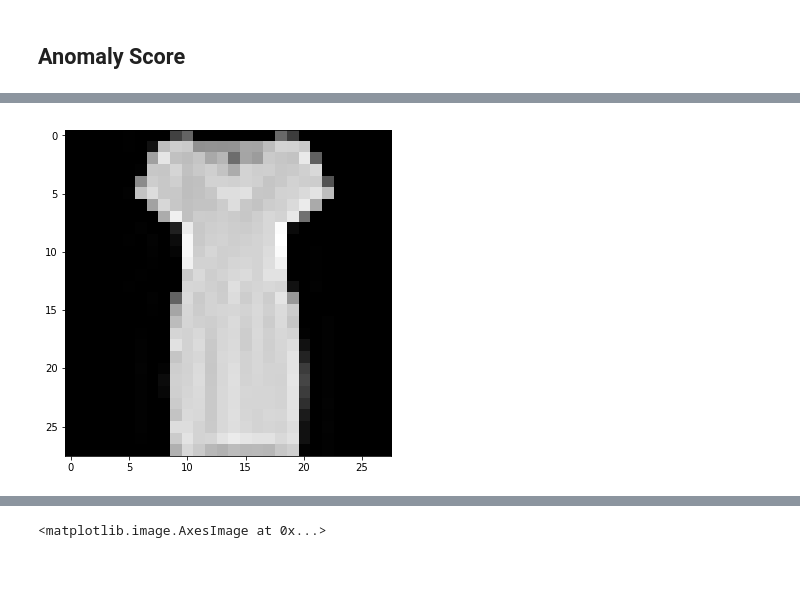
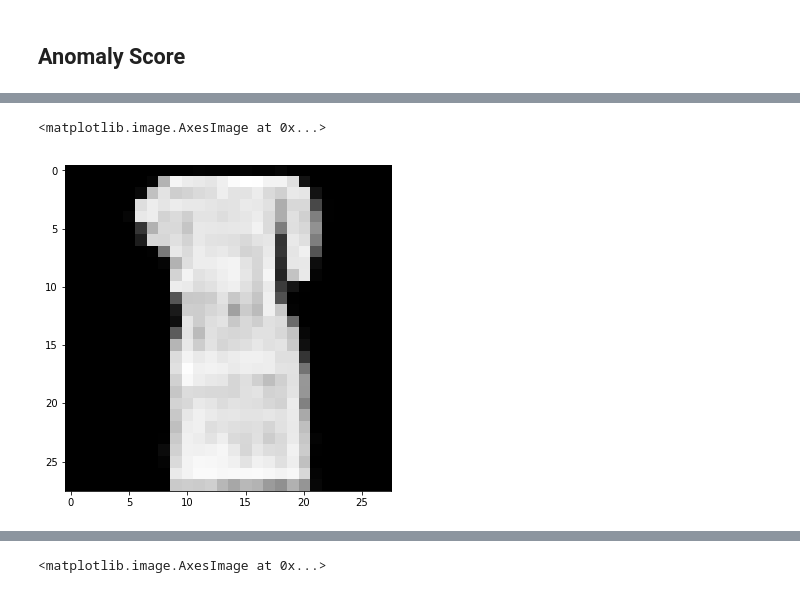
Before and after one commit to AndersonJo/gan-yhat, a Jupyter notebook: 08 anogan/anogan-pytorch.ipynb, the cells around one changed output, grey strips where cells are left out. Cells and saved outputs as stored; diff of their text form; code cells hidden in the pictures.

```diff
--- a/08 anogan/anogan-pytorch.ipynb
+++ b/08 anogan/anogan-pytorch.ipynb
@@ -178,6 +178,7 @@ class Generator(nn.Module):
         self.tp_conv6 = nn.ConvTranspose2d(_c, 1, kernel_size=5, stride=1, padding=2, bias=False)
 
     def forward(self, noise):
+        noise = noise.view(-1, 100, 1, 1)
         h = self.tp_conv1(noise)
         h = F.relu(self.bn1(h))
 #         print('h1', h.size())
@@ -255,7 +256,7 @@ def load_model(filename, G, D, g_optimizer, d_optimizer):
     return checkpoint, divergences, d_losses, g_losses, d_fake_losses, d_real_losses
 
 checkpoint, divergences, d_losses, g_losses, d_fake_losses, d_real_losses = load_model(
-    'checkpoints/anogan_299_0.9052.pth.tar', G, D, g_optimizer, d_optimizer)
+    'checkpoints/anogan_999_0.8857.pth.tar', G, D, g_optimizer, d_optimizer)
 # %% [markdown]
 ## Save Model
 # %%
@@ -382,6 +383,13 @@ checkpoint >> checkpoints/anogan_999_0.8857.pth.tar
 # %% [markdown]
 ## Anomaly Score
 # %%
+def adjust_learning_rate(optimizer, epoch):
+    """Sets the learning rate to the initial LR decayed by 10 every 30 epochs"""
+    lr = 0.1 * 0.1 ** (epoch // 4000)
+    for param_group in optimizer.param_groups:
+        param_group['lr'] = lr
+    return lr
+
 def feature_mapping(G, D, real, fake):
         _, real_fs = D.forward(real, _return_activations=True)
         _, fake_fs = D.forward(fake, _return_activations=True)
@@ -390,7 +398,7 @@ def feature_mapping(G, D, real, fake):
 
         diffs = []
         for real, fake in zip(real_fs, fake_fs):
-            diff = torch.sqrt(torch.mean(torch.pow(real - fake, 2)))
+            diff = torch.mean(torch.pow(real - fake, 2))
             diffs.append(diff)
 
         output = torch.mean(torch.stack(diffs))
@@ -399,41 +407,49 @@ def feature_mapping(G, D, real, fake):
 def residual_loss(real_y, generated_y):
     return torch.sum(torch.abs(real_y - generated_y))
 
-def anomaly_loss(G, D, real_y, generated_y, l=0.5):
-    loss_r = residual_loss(real_y, generated_y)
-    loss_d = feature_mapping(G, D, real_y, generated_y)
-#     print('loss_d:', l*loss_d.cpu().data.numpy(), (1-l) * loss_r.cpu().data.numpy())
-    return (1-l) * loss_r + l * loss_d
+def anomaly_loss(residual_loss, d_loss, l=0.5):
+    return (1 - l) * residual_loss + l * d_loss
 
 def train_latent_space(img_x):
+    # Transform Real Image
     img_x = img_x.view(img_x.size(0), 1, img_x.size(-1), img_x.size(-1))
+    real_img = Variable(img_x.cuda())
+
     # Define latent space (noise)
-    noise = Variable(torch.randn((1, 100, 1, 1)).cuda(), requires_grad=True)
-    noise_optimizer = optim.Adam([noise], lr=0.01)
-    real = Variable(img_x.cuda())
+    noise = Variable(torch.randn(1, 100).cuda(), requires_grad=True)
+    noise_optimizer = optim.Adam([noise], lr=0.1)
 
-    # Visualization
-    numpy_images = img_x.cpu().numpy().reshape(-1, 28, 28)
-    for i in range(numpy_images.shape[0]):
-        figure()
-        imshow(numpy_images[i], cmap='gray')
 
     # Train Latent Space z
-    for step in range(10000):
-        fake = G(noise)
+    for step in range(20000):
+        generated_img = G(noise)
+
+        loss_r = residual_loss(real_img, generated_img)
+        loss_d = feature_mapping(G, D, real_img, generated_img)
+        loss_a = anomaly_loss(loss_r, loss_d, l=0.5)
 
         noise_optimizer.zero_grad()
-        loss_a = anomaly_loss(G, D, real, fake)
         loss_a.backward(retain_graph=True)
         noise_optimizer.step()
 
         if step%1000 == 0:
             _loss = loss_a.cpu().data.numpy()[0]
+            _loss_r = np.round(loss_r.cpu().data.numpy()[0], 4)
+            _loss_d = np.round(loss_d.cpu().data.numpy()[0], 4)
             _noise = torch.sum(noise).cpu().data.numpy()[0]
+            _noise_max = noise.max()[0].data.cpu().numpy()[0]
+            _noise_min = noise.min()[0].data.cpu().numpy()[0]
             _grad = np.sqrt(np.sum(noise.grad.cpu().data.numpy()**2))
-            print(f'[{step}] loss:{_loss:.4}  noise:{_noise:.4}  grad:{_grad:.4}')
-
+            _lr = adjust_learning_rate(noise_optimizer, step)
+            print(f'[{step}] loss:{_loss:<11.10} '
+                  f'residual:{_loss_r:<10.9} '
+                  f'd:{_loss_d:<10.9} '
+                  f'noise:{_noise:.4}  grad:{_grad:.4} '
+#                   f'n_max:{_noise:6.4} '
+#                   f'n_min:{_noise_min:6.4} '
+                  f'lr:{_lr:.4}')
     return noise
 
 noise = train_latent_space(train.train_data[20:21].float())
+imshow(G(noise)[0][0].cpu().data.numpy(), cmap='gray')
 # %% [output]
@@ -441 +476,2 @@ TypeError: backward() got an unexpected keyword argument 'retain_graph'
+<matplotlib.image.AxesImage at 0x...>
-[figure, old version]
+[figure, new version]
```
Also changed, not shown: parts of 9 cells of this notebook, 1 other file.
